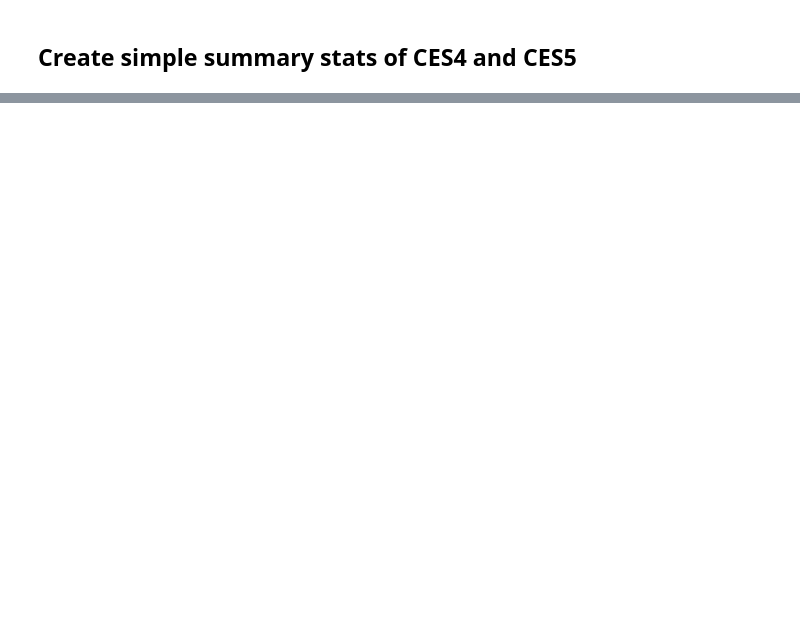
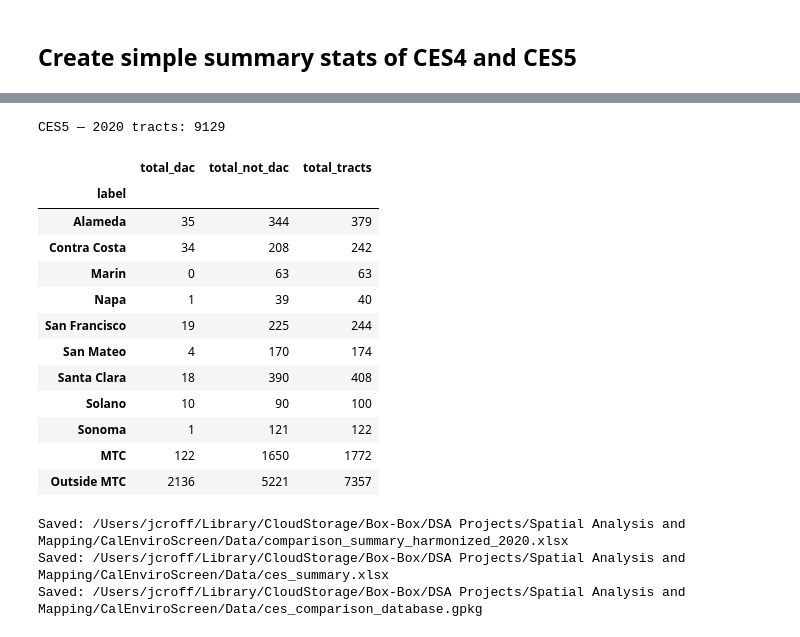
Before and after one commit to BayAreaMetro/Spatial-Analysis-Mapping-Projects, a Jupyter notebook: Project-Documentation/CalEnviroScreen-Comparison-Analysis/ces_4_and_5_change_analysis.ipynb, the cells around one changed output, grey strips where cells are left out. Cells and saved outputs as stored; diff of their text form; code cells hidden in the pictures; blank space fills up the shorter version.

```diff
--- a/Project-Documentation/CalEnviroScreen-Comparison-Analysis/ces_4_and_5_change_analysis.ipynb
+++ b/Project-Documentation/CalEnviroScreen-Comparison-Analysis/ces_4_and_5_change_analysis.ipynb
@@ -120,6 +139,11 @@ ca_tracts_2010["county_name"] = ca_tracts_2010["county_geoid"].map(
 # create a disadvantaged communities flag for ces 4 and 5 based on the top 25% cutoff in each version
 ces_4_df["ces4_dac"] = np.where(ces_4_df["CIscoreP"] >= 75, 1, 0)
 ces_5_df["ces5_dac"] = np.where(ces_5_df["Draft CES 5.0 Percentile"] >= 75, 1, 0)
+
+# add a flag to ces 5 that flags any tract in the top 10 percentile for population characteristics
+ces_5_df["ces5_pop_char_top10"] = np.where(
+    ces_5_df["Pop. Char. Pctl"] >= 90, 1, 0
+)
 # ces_5_gdf["ces5_dac"] = np.where(ces_5_gdf["CIscore_Pctl"] >= 75, 1, 0)
 # %%
 # Do a sanity check to ensure that when wt_pop is grouped by tr2010ge, that the sum is not greater than 1
@@ -445,20 +525,35 @@ ces4_summary
 # %%
-
 # join all 2020 CA tracts with CES5 so denominator includes every 2020 tract
 ces_5_gdf = ca_tracts_2020.merge(
-    ces_5_df[["tract_geoid", "ces5_dac"]],
+    ces_5_df[["tract_geoid", "ces5_dac", "ces5_pop_char_top10"]],
     on="tract_geoid",
     how="left",
 )
 
 # treat tracts missing from CES5 as non-DAC for full-tract denominator summaries
 ces_5_gdf["ces5_dac"] = ces_5_gdf["ces5_dac"].fillna(0).astype(int)
+ces_5_gdf["ces5_pop_char_top10"] = ces_5_gdf["ces5_pop_char_top10"].fillna(0).astype(int)
 
 ces_5_gdf["mpo_region"] = ces_5_gdf["county_name"].map(county_to_mpo)
 
 ces5_summary = make_county_summary(ces_5_gdf, "ces5_dac")
 print("CES5 — 2020 tracts:", len(ces_5_gdf))
 ces5_summary
+# %% [output]
+CES5 — 2020 tracts: 9129
+|  | total_dac | total_not_dac | total_tracts |
+| label |  |  |  |
+| Alameda | 35 | 344 | 379 |
+| Contra Costa | 34 | 208 | 242 |
+| Marin | 0 | 63 | 63 |
+| Napa | 1 | 39 | 40 |
+| San Francisco | 19 | 225 | 244 |
+| San Mateo | 4 | 170 | 174 |
+| Santa Clara | 18 | 390 | 408 |
+| Solano | 10 | 90 | 100 |
+| Sonoma | 1 | 121 | 122 |
+| MTC | 122 | 1650 | 1772 |
+| Outside MTC | 2136 | 5221 | 7357 |
 # %%
 # ── Harmonized 2020-tract summaries ──────────────────────────────────────────
 # ces4_dac here is CES4 carried forward to 2020 tracts via population-weighted crosswalk
@@ -531,3 +626,7 @@ comparison_2020_gdf.to_file(
     data_dir / "ces_comparison_database.gpkg", layer="ces_comparison_harmonized_2020", driver="GPKG"
 )
 print(f"Saved: {data_dir / 'ces_comparison_database.gpkg'}")
+# %% [output]
+Saved: /Users/jcroff/Library/CloudStorage/Box-Box/DSA Projects/Spatial Analysis and Mapping/CalEnviroScreen/Data/comparison_summary_harmonized_2020.xlsx
+Saved: /Users/jcroff/Library/CloudStorage/Box-Box/DSA Projects/Spatial Analysis and Mapping/CalEnviroScreen/Data/ces_summary.xlsx
+Saved: /Users/jcroff/Library/CloudStorage/Box-Box/DSA Projects/Spatial Analysis and Mapping/CalEnviroScreen/Data/ces_comparison_database.gpkg
```
Also changed, not shown: parts of 10 cells of this notebook.
